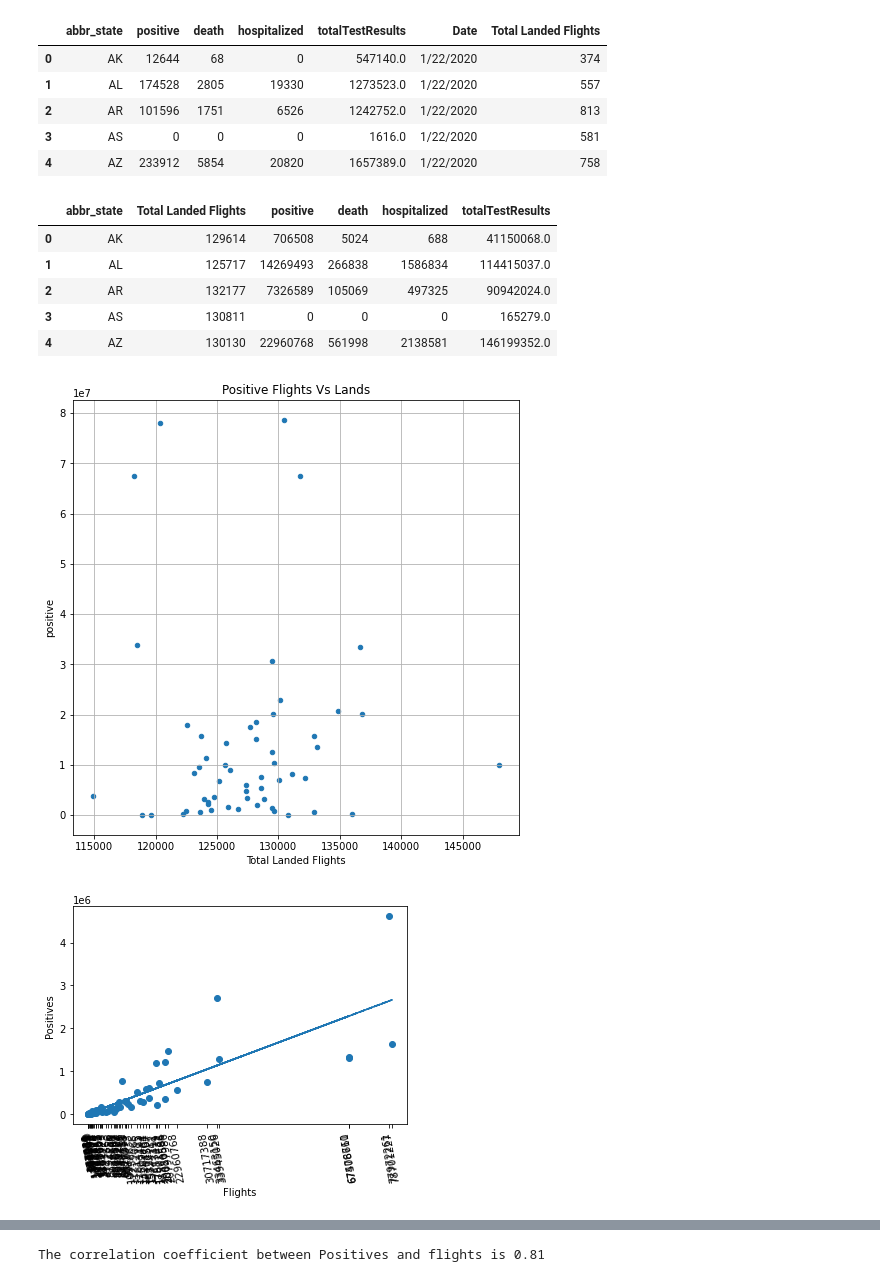
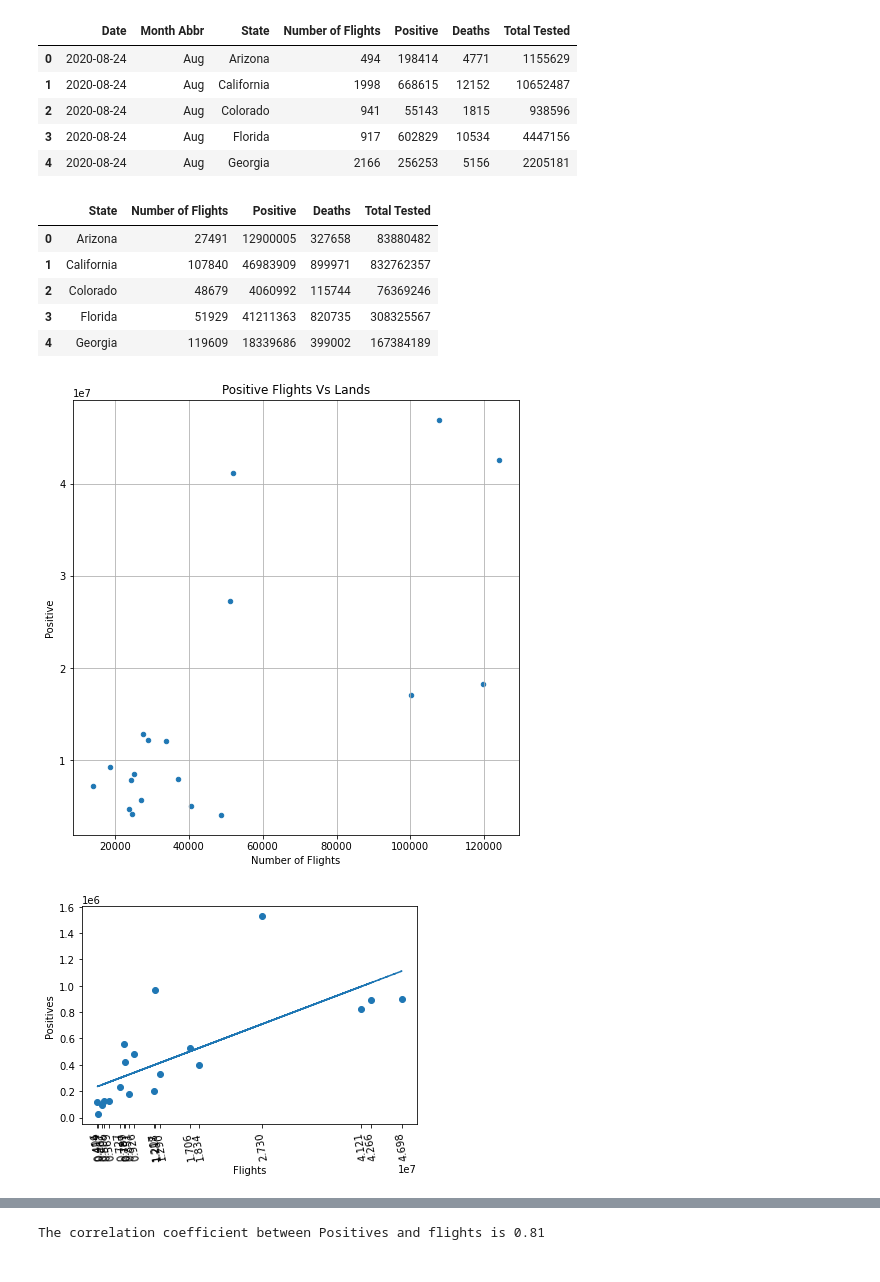
Before and after one commit to MersedehSP/Covid_Analyzer, a Jupyter notebook: Fake_Data_Visualizations.ipynb, the cells around one changed output, grey strips where cells are left out. Saved outputs shown, nothing was run; the diff lists cells and outputs as text; code cells hidden in the pictures.

```diff
--- a/Fake_Data_Visualizations.ipynb
+++ b/Fake_Data_Visualizations.ipynb
@@ -9,41 +9,42 @@ import datetime
 import numpy as np
 import scipy.stats as st
 # %%
-data_path = "Resources/Test_Data.csv"
+data_path = "Resources/FullDataSet.csv"
 
 data_df = pd.read_csv(data_path)
 data_df.head()
 # %% [output]
-|  | abbr_state | positive | death | hospitalized | totalTestResults | Date | Total Landed Flights |
-| 0 | AK | 12644 | 68 | 0 | 547140.0 | 1/22/2020 | 374 |
-| 1 | AL | 174528 | 2805 | 19330 | 1273523.0 | 1/22/2020 | 557 |
-| 2 | AR | 101596 | 1751 | 6526 | 1242752.0 | 1/22/2020 | 813 |
-| 3 | AS | 0 | 0 | 0 | 1616.0 | 1/22/2020 | 581 |
-| 4 | AZ | 233912 | 5854 | 20820 | 1657389.0 | 1/22/2020 | 758 |
+|  | Date | Month Abbr | State | Number of Flights | Positive | Deaths | Total Tested |
+| 0 | 2020-08-24 | Aug | Arizona | 494 | 198414 | 4771 | 1155629 |
+| 1 | 2020-08-24 | Aug | California | 1998 | 668615 | 12152 | 10652487 |
+| 2 | 2020-08-24 | Aug | Colorado | 941 | 55143 | 1815 | 938596 |
+| 3 | 2020-08-24 | Aug | Florida | 917 | 602829 | 10534 | 4447156 |
+| 4 | 2020-08-24 | Aug | Georgia | 2166 | 256253 | 5156 | 2205181 |
 # %%
 #group Total state metrics (no date layer)
-total_df = data_df.groupby(['abbr_state'], as_index=False)[['Total Landed Flights','positive','death','hospitalized','totalTestResults']].sum()
+total_df = data_df.groupby(['State'], as_index=False)[['Number of Flights','Positive','Deaths','Total Tested']].sum()
 total_df.head()
 # %% [output]
-|  | abbr_state | Total Landed Flights | positive | death | hospitalized | totalTestResults |
-| 0 | AK | 129614 | 706508 | 5024 | 688 | 41150068.0 |
-| 1 | AL | 125717 | 14269493 | 266838 | 1586834 | 114415037.0 |
-| 2 | AR | 132177 | 7326589 | 105069 | 497325 | 90942024.0 |
-| 3 | AS | 130811 | 0 | 0 | 0 | 165279.0 |
-| 4 | AZ | 130130 | 22960768 | 561998 | 2138581 | 146199352.0 |
+|  | State | Number of Flights | Positive | Deaths | Total Tested |
+| 0 | Arizona | 27491 | 12900005 | 327658 | 83880482 |
+| 1 | California | 107840 | 46983909 | 899971 | 832762357 |
+| 2 | Colorado | 48679 | 4060992 | 115744 | 76369246 |
+| 3 | Florida | 51929 | 41211363 | 820735 | 308325567 |
+| 4 | Georgia | 119609 | 18339686 | 399002 | 167384189 |
 # %%
 # ScatterPlots
-total_df.plot(kind="scatter", x="Total Landed Flights", y="positive", grid=True, figsize=(8,8),
+total_df.plot(kind="scatter", x="Number of Flights", y="Positive", grid=True, figsize=(8,8),
               title="Positive Flights Vs Lands")
 plt.show()
 # %% [output]
-[figure, old version]
+[figure, new version]
 # %%
+flights = total_df.iloc[:,2]
+positive = total_df.iloc[:,3]
+
 fl_slope, fl_int, fl_r, fl_p, fl_std_err = stats.linregress(flights, positive)
 fl_fit = fl_slope * flights + fl_int
 
-flights = total_df.iloc[:,2]
-positive = total_df.iloc[:,3]
 plt.scatter(flights,positive)
 plt.plot(flights,fl_fit,"--")
 plt.xticks(flights, rotation=100)
@@ -51,6 +52,6 @@ plt.xlabel('Flights')
 plt.ylabel('Positives')
 plt.show()
 # %% [output]
-[figure, old version]
+[figure, new version]
 # %%
 #BoxPlot Positive rates by state
```
Also changed, not shown: parts of 3 cells of this notebook.
